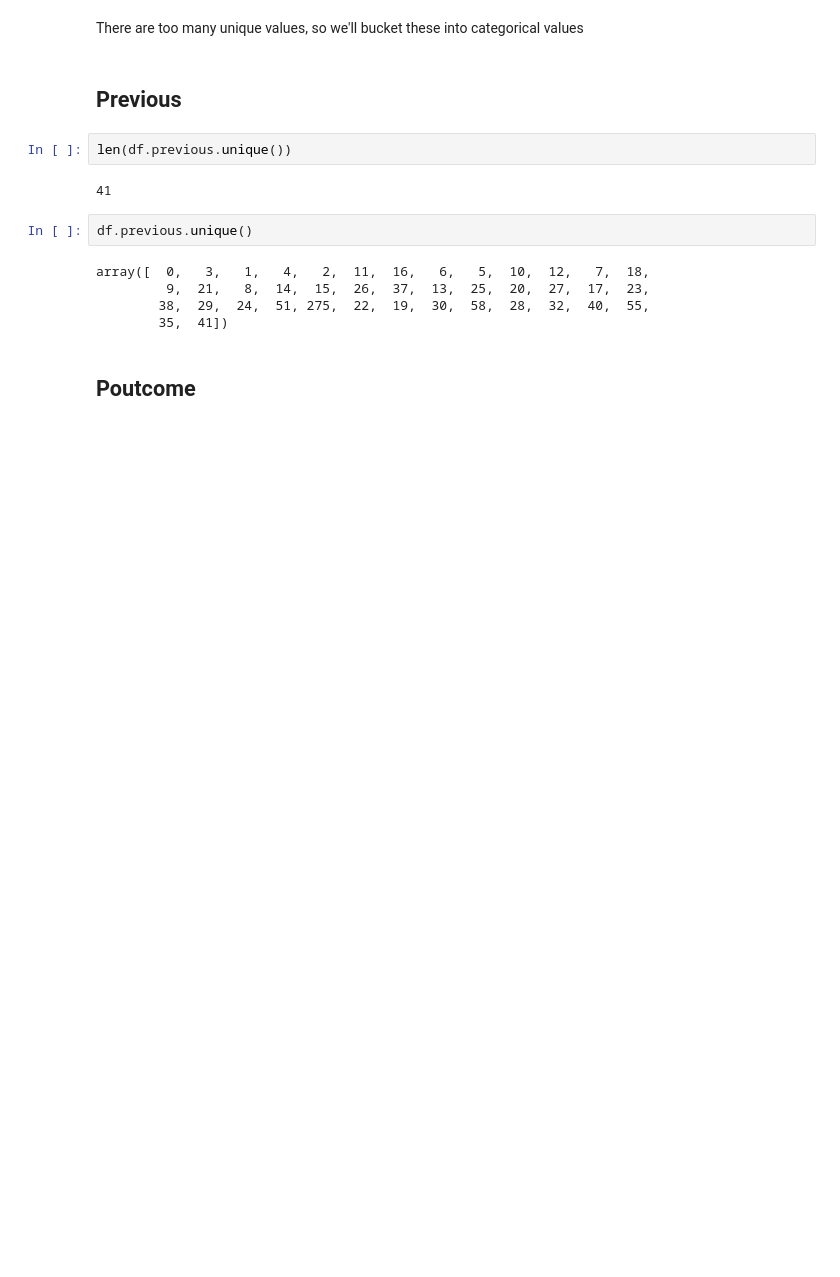
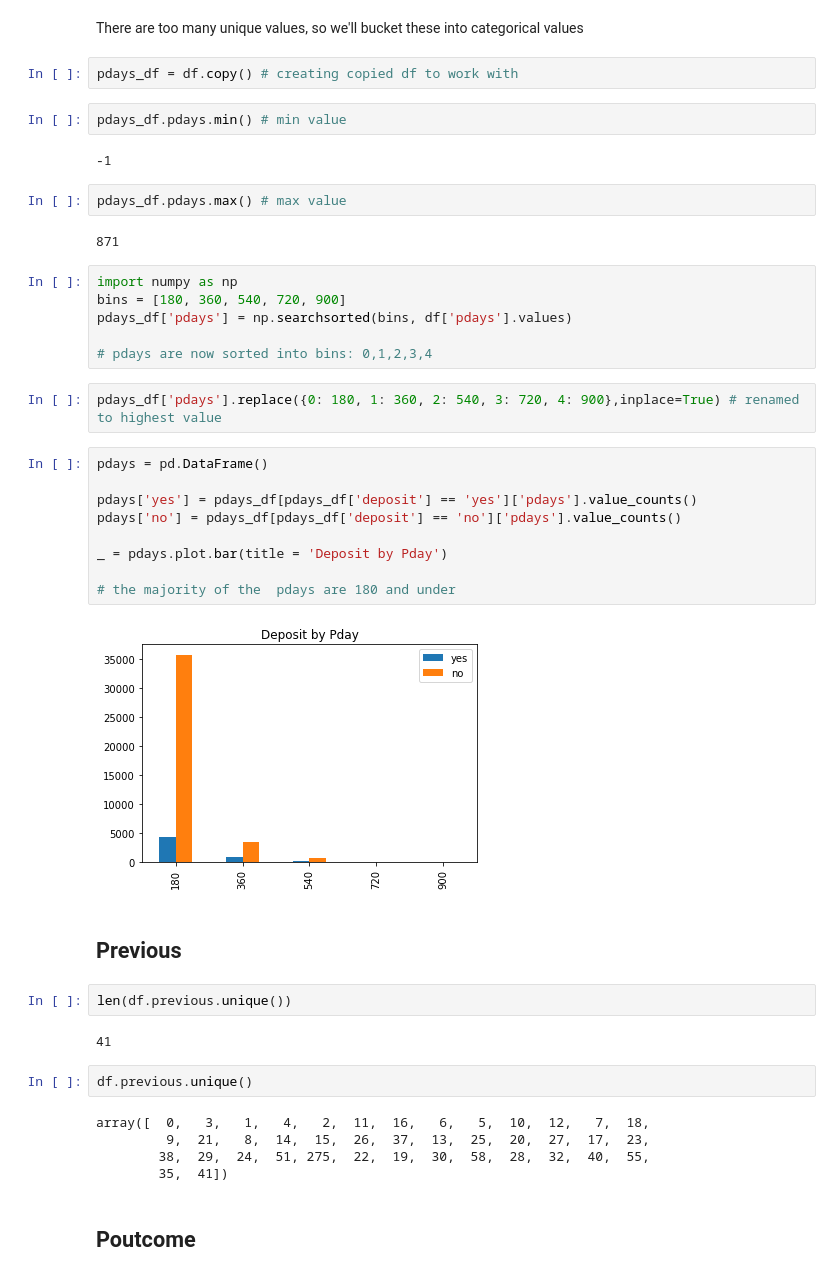
Before and after one commit to jasmineregner/Predictive-Marketing, a Jupyter notebook: bank_marketing.ipynb, the cells around one changed output. Saved outputs shown, nothing was run; the diff lists cells and outputs as text; blank space fills up the shorter version.

```diff
--- a/bank_marketing.ipynb
+++ b/bank_marketing.ipynb
@@ -410,5 +416,34 @@ len(df.pdays.unique())
 # %% [markdown]
 There are too many unique values, so we'll bucket these into categorical values
+# %%
+pdays_df = df.copy() # creating copied df to work with
+# %%
+pdays_df.pdays.min() # min value
+# %% [output]
+-1
+# %%
+pdays_df.pdays.max() # max value
+# %% [output]
+871
+# %%
+import numpy as np
+bins = [180, 360, 540, 720, 900]
+pdays_df['pdays'] = np.searchsorted(bins, df['pdays'].values)
+
+# pdays are now sorted into bins: 0,1,2,3,4
+# %%
+pdays_df['pdays'].replace({0: 180, 1: 360, 2: 540, 3: 720, 4: 900},inplace=True) # renamed to highest value
+# %%
+pdays = pd.DataFrame()
+
+pdays['yes'] = pdays_df[pdays_df['deposit'] == 'yes']['pdays'].value_counts()
+pdays['no'] = pdays_df[pdays_df['deposit'] == 'no']['pdays'].value_counts()
+
+_ = pdays.plot.bar(title = 'Deposit by Pday')
+
+# the majority of the  pdays are 180 and under
+# %% [output]
+[figure, added]
 # %% [markdown]
 ## Previous
 # %%
```
Also changed, not shown: parts of 26 cells of this notebook.
